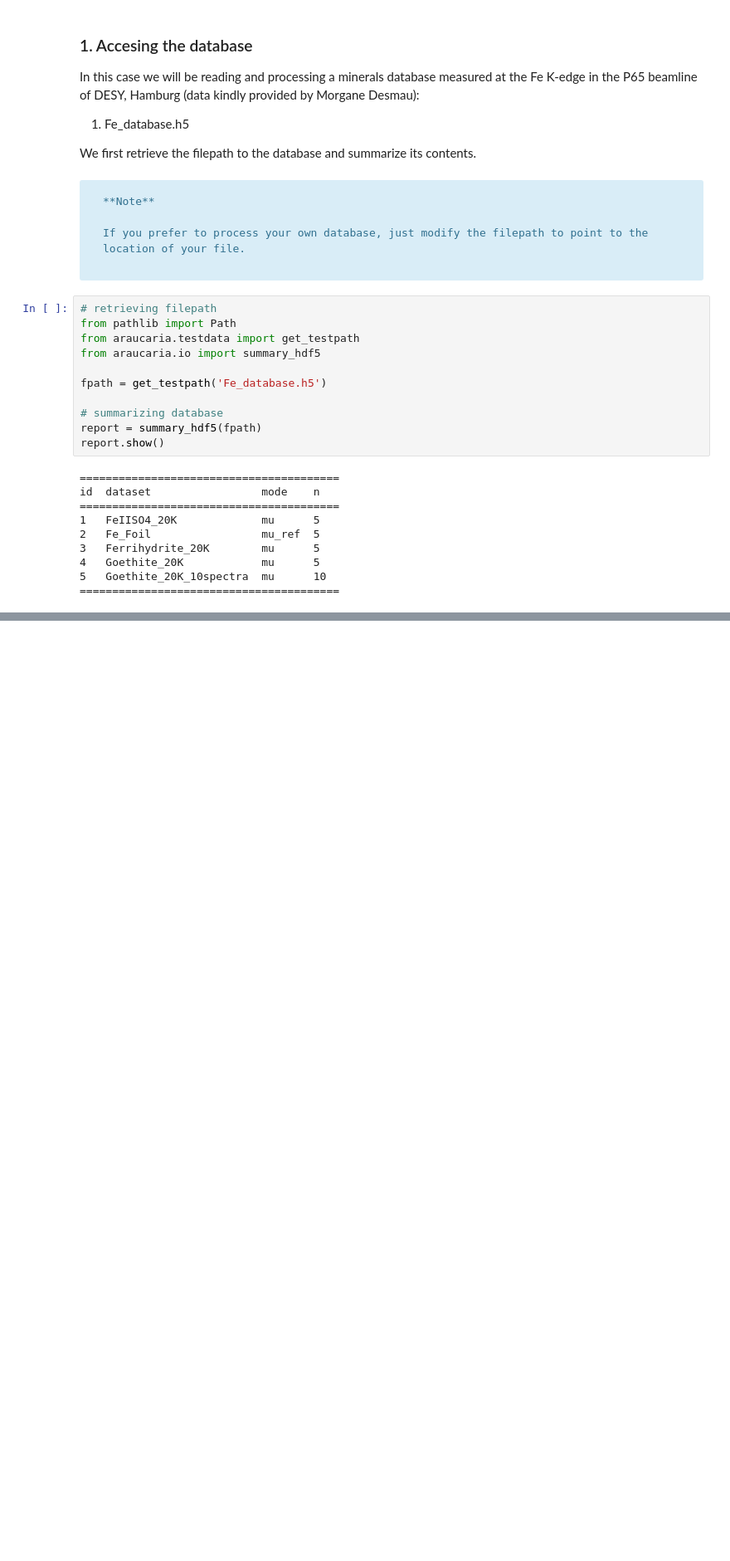
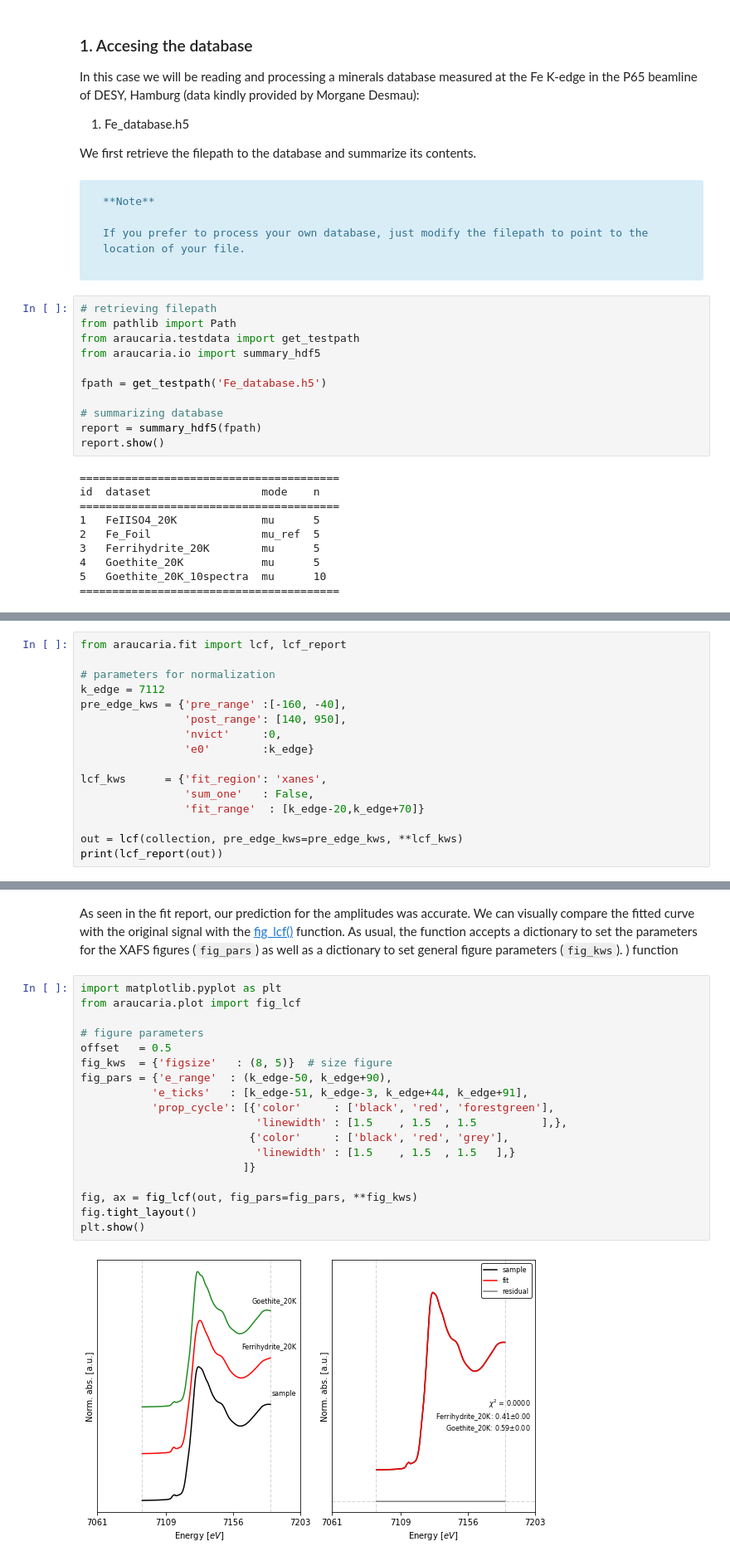
Before and after one commit to marcoalsina/araucaria, a Jupyter notebook: docs/source/tutorials/04.linear_comb_fitting.ipynb, the cells around one changed output, grey strips where cells are left out. Shown: that part at 83% size. Drawn from its saved outputs; the diff is of its cells as text; blank space fills up the shorter version.

Commit message:
Updated LCF functions and tutorial.

```diff
--- a/docs/source/tutorials/04.linear_comb_fitting.ipynb
+++ b/docs/source/tutorials/04.linear_comb_fitting.ipynb
@@ -167,0 +125,16 @@ plt.show()
+# %%
+from araucaria.fit import lcf, lcf_report
+
+# parameters for normalization
+k_edge = 7112
+pre_edge_kws = {'pre_range' :[-160, -40],
+                'post_range': [140, 950],
+                'nvict'     :0,
+                'e0'        :k_edge}
+
+lcf_kws      = {'fit_region': 'xanes',
+                'sum_one'   : False,
+                'fit_range'  : [k_edge-20,k_edge+70]}
+
+out = lcf(collection, pre_edge_kws=pre_edge_kws, **lcf_kws)
+print(lcf_report(out))
@@ -167,0 +159,24 @@ plt.show()
+# %% [markdown]
+As seen in the fit report, our prediction for the amplitudes was accurate.
+We can visually compare the fitted curve with the original signal with the [fig_lcf()](../plot_module.rst#araucaria.plot.fig_lcf.fig_lcf) function.
+As usual, the function accepts a dictionary to set the parameters for the XAFS figures (`fig_pars`) as well as a dictionary to set general figure parameters (`fig_kws`). ) function
+# %%
+import matplotlib.pyplot as plt
+from araucaria.plot import fig_lcf
+
+# figure parameters
+offset   = 0.5
+fig_kws  = {'figsize'   : (8, 5)}  # size figure
+fig_pars = {'e_range'  : (k_edge-50, k_edge+90),
+           'e_ticks'   : [k_edge-51, k_edge-3, k_edge+44, k_edge+91],
+           'prop_cycle': [{'color'     : ['black', 'red', 'forestgreen'],
+                           'linewidth' : [1.5    , 1.5  , 1.5          ],},
+                          {'color'     : ['black', 'red', 'grey'],
+                           'linewidth' : [1.5    , 1.5  , 1.5   ],}
+                         ]}
+
+fig, ax = fig_lcf(out, fig_pars=fig_pars, **fig_kws)
+fig.tight_layout()
+plt.show()
+# %% [output]
+[figure, added]
```
Also changed, not shown: parts of 9 cells of this notebook, 8 other files.
